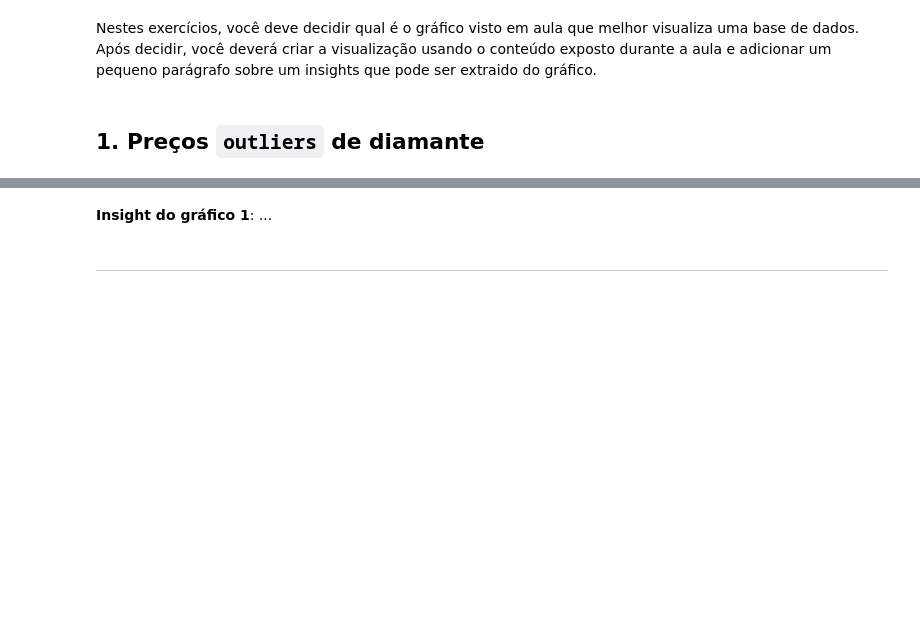
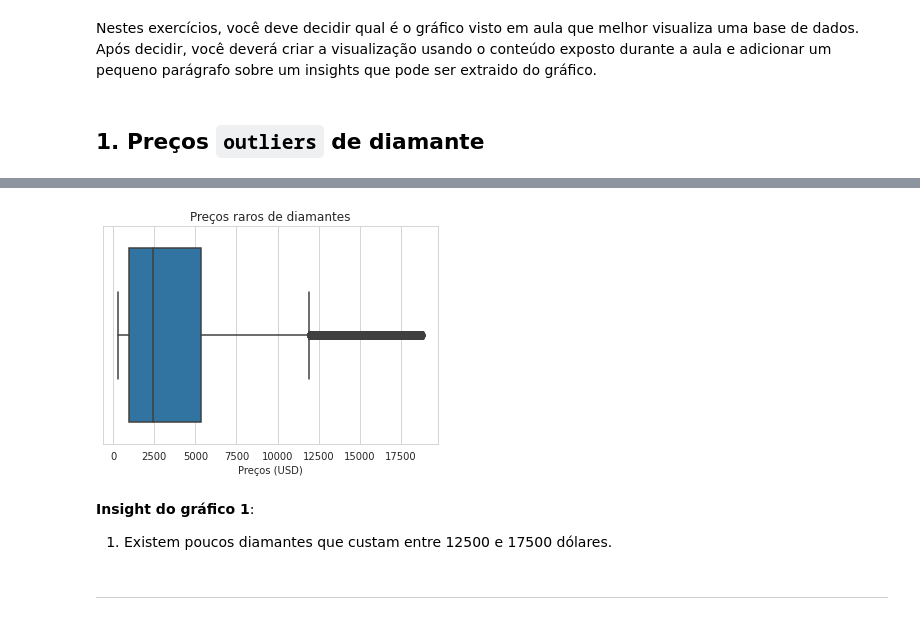
Before and after one commit to armando-nahmias/EBAC, a Jupyter notebook: AD/PAD_M15_Resposta.ipynb, the cells around one changed output, grey strips where cells are left out. Saved outputs shown, nothing was run; the diff lists cells and outputs as text; code cells hidden in the pictures; blank space fills up the shorter version.

```diff
--- a/AD/PAD_M15_Resposta.ipynb
+++ b/AD/PAD_M15_Resposta.ipynb
@@ -35,5 +38,15 @@ diamonds = ...
+# %%
+# gráfico do exercício 1
+
+diamonds = data['price']
+with sns.axes_style('whitegrid'):
+    grafico = sns.boxplot(x=diamonds)
+    grafico.set(title='Preços raros de diamantes', xlabel='Preços (USD)')
+# %% [output]
+[figure, added]
 # %% [markdown]
-**Insight do gráfico 1**: ...
+**Insight do gráfico 1**:
+1. Existem poucos diamantes que custam entre 12500 e 17500 dólares.
 # %% [markdown]
 ---
 # %% [markdown]
```
Also changed, not shown: parts of 12 cells of this notebook, 3 other files.
